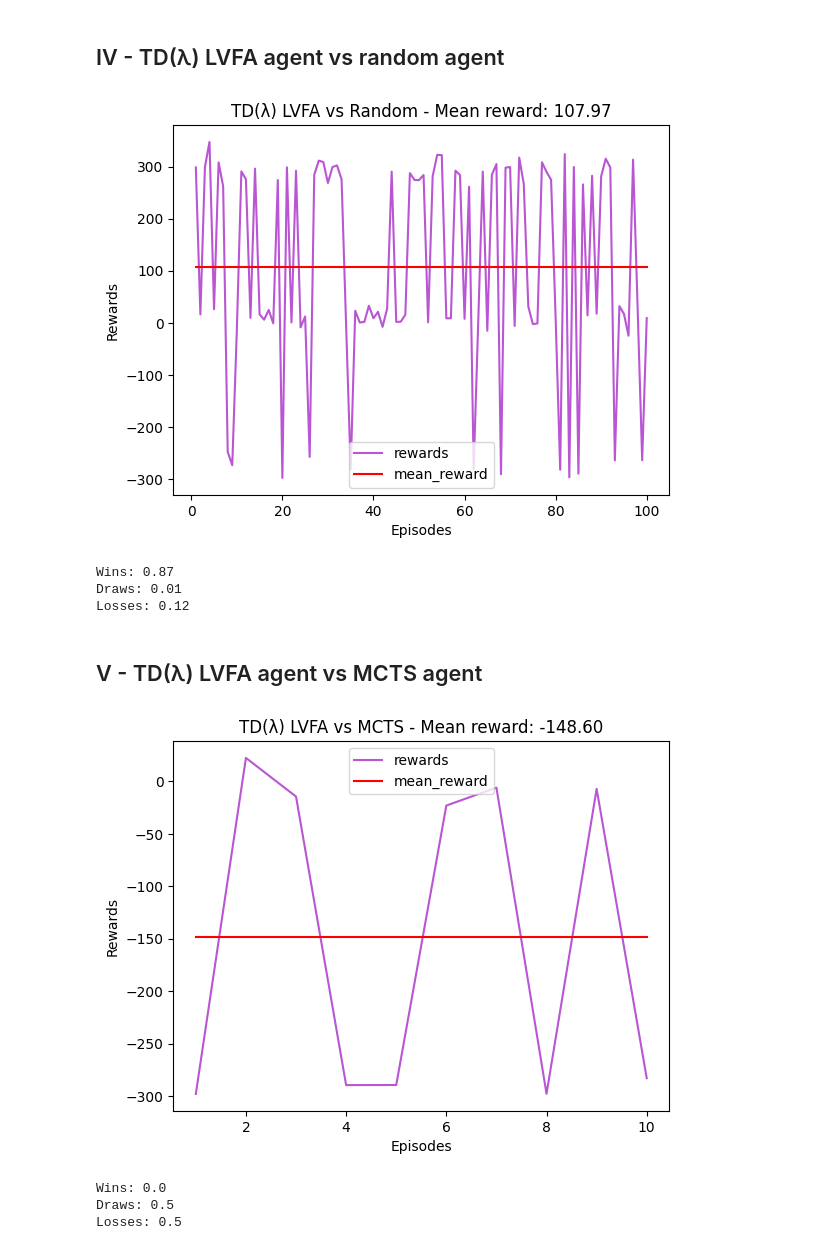
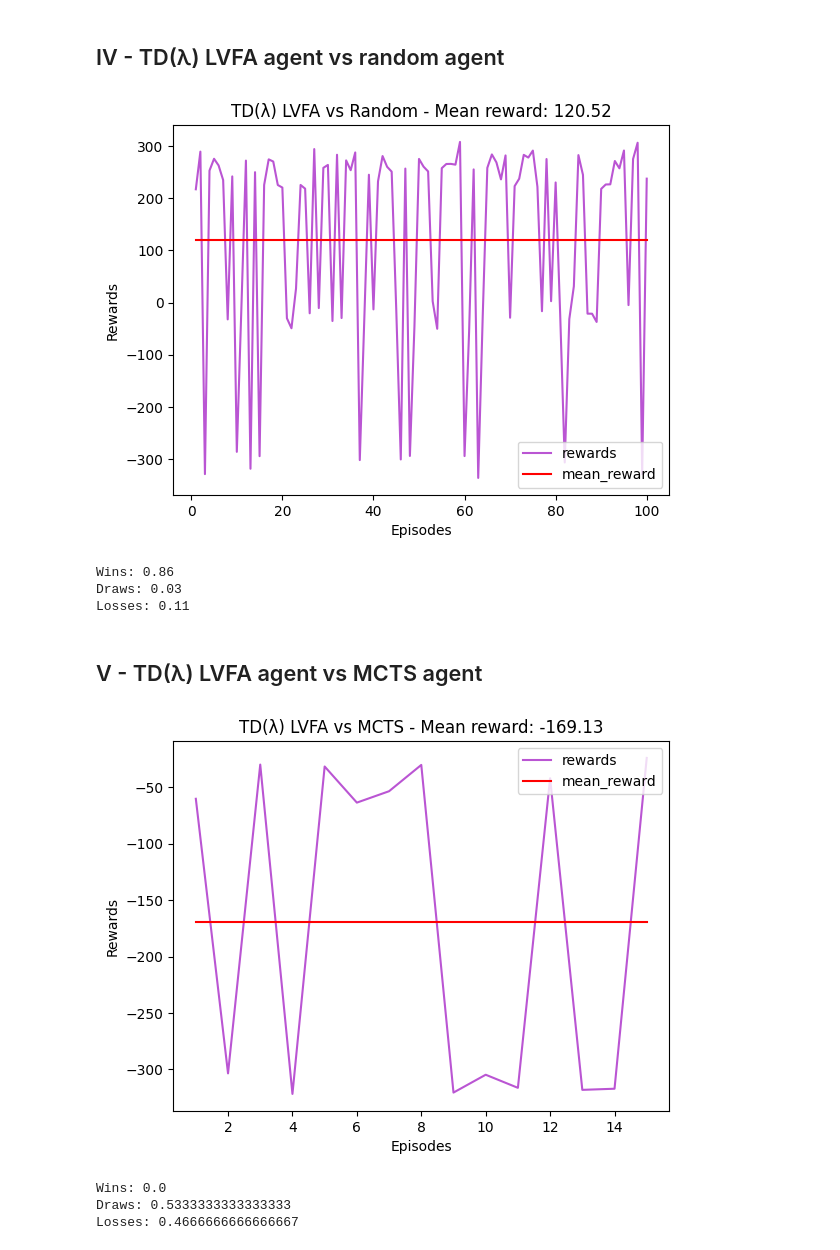
Before and after one commit to Mowibox/Checkers-RL, a Jupyter notebook: tests.ipynb, the cells around one changed output. Saved outputs shown, nothing was run; the diff lists cells and outputs as text; code cells hidden in the pictures.

```diff
--- a/tests.ipynb
+++ b/tests.ipynb
@@ -34,7 +37,7 @@ win = 0
 draw = 0
 loss = 0
 rewards = []
-episodes = 100
+episodes = 500
 for _ in range(episodes):
     state, cur_player = env.reset()
     done = False
@@ -167,44 +170,44 @@ print(f"Wins: {win/episodes}")
 print(f"Draws: {draw/episodes}")
 print(f"Losses: {loss/episodes}")
 # %% [output]
-[figure, old version]
+[figure, new version]
-Wins: 0.87
-Draws: 0.01
-Losses: 0.12
+Wins: 0.86
+Draws: 0.03
+Losses: 0.11
 # %% [markdown]
 ## V - TD(λ) LVFA agent vs MCTS agent
 # %%
 win = 0
 draw = 0
 loss = 0
 rewards = []
-episodes = 10
+episodes = 15
 for _ in range(episodes):
     state, cur_player = env.reset()
     done = False
     total_reward = 0
     while not done:
         if cur_player == player:
             action = agent.policy(state, cur_player)
         else:
             action, root = mcts(deepcopy(state), cur_player, env, iters=75)
         state, reward, done, cur_player = env.step(action)
         total_reward += reward
 
     if reward >= 100:
         win += 1
     elif reward <= -100:
         loss += 1
     else:
         draw += 1
     rewards.append(total_reward)
 
 display_rewards(episodes, rewards, title="TD(λ) LVFA vs MCTS")
 print(f"Wins: {win/episodes}")
 print(f"Draws: {draw/episodes}")
 print(f"Losses: {loss/episodes}")
 # %% [output]
-[figure, old version]
+[figure, new version]
 Wins: 0.0
-Draws: 0.5
-Losses: 0.5
+Draws: 0.5333333333333333
+Losses: 0.4666666666666667
```
Also changed, not shown: parts of 4 cells of this notebook, 3 other files.
